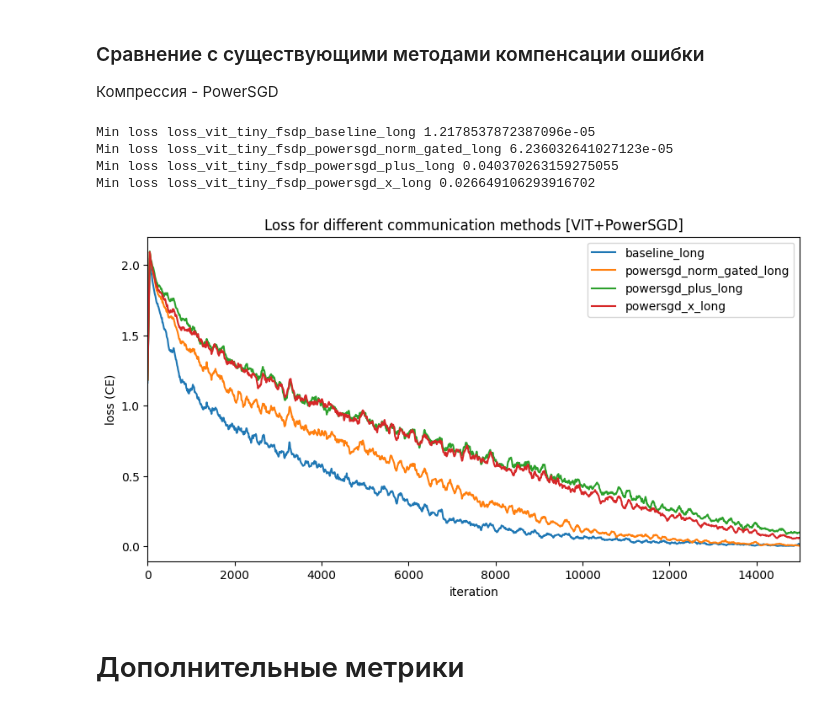
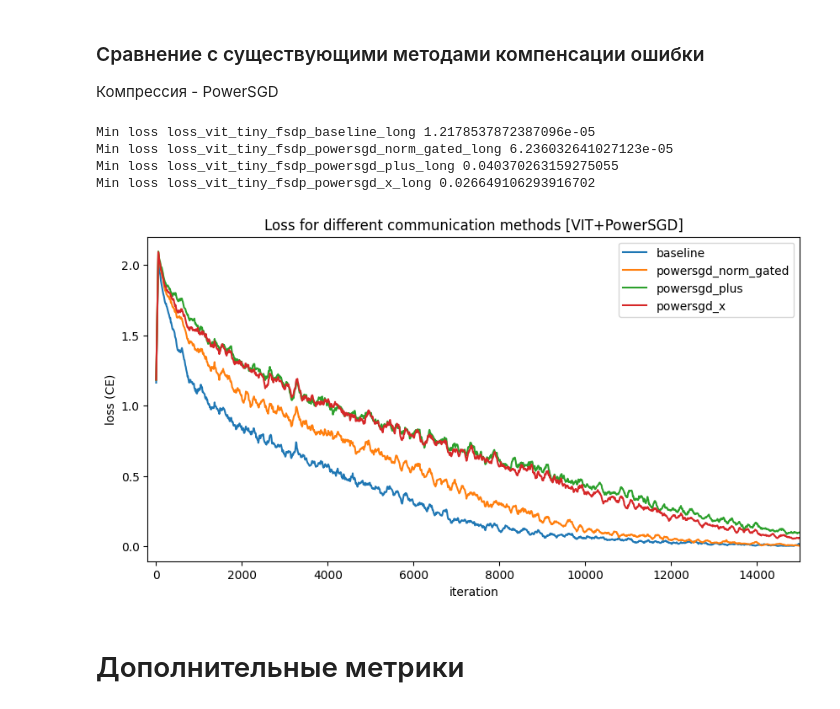
Before and after one commit to ArtemLetyagin/ErrorCompensation, a Jupyter notebook: logs.ipynb, the cells around one changed output. Drawn from its saved outputs; the diff is of its cells as text; code cells hidden in the pictures.

```diff
--- a/logs.ipynb
+++ b/logs.ipynb
@@ -46,7 +46,7 @@ def plot_loss(logs, log_names, colors, labels, line=False, title="Loss for diffe
     ax.legend()
     ax.set_title(title)
     if xlim is not None:
-        ax.set_xlim(0, xlim)
+        ax.set_xlim(-200, xlim)
     plt.show()
 # %% [markdown]
 ### Load logs
@@ -486,17 +486,17 @@ Min loss loss_fsdp_clipped_trust_dual 1.1613299287855625
 # VIT
 # %%
 logs = {}
-for loss_name in os.listdir("final_logs"):
+for loss_name in os.listdir("logs"):
     if loss_name.endswith(".jsonl"):
         if loss_name not in (
                 "loss_deepspeed_1bitadam.jsonl",
                 "loss_powersgd_clippped_trust_dual_1.jsonl",
                 "loss_fsdp_liec_old.jsonl",
                 "loss_fsdp_powersgd_plus_old.jsonl"):
-            logs[loss_name.split(".")[0]] = load_jsonl_as_list(f"final_logs/{loss_name}")
+            logs[loss_name.split(".")[0]] = load_jsonl_as_list(f"logs/{loss_name}")
     else:
-        for loss_name_in_dir in os.listdir(f"final_logs/{loss_name}"):
-            logs[loss_name_in_dir.split(".")[0]] = load_jsonl_as_list(f"final_logs/{loss_name}/{loss_name_in_dir}")
+        for loss_name_in_dir in os.listdir(f"logs/{loss_name}"):
+            logs[loss_name_in_dir.split(".")[0]] = load_jsonl_as_list(f"logs/{loss_name}/{loss_name_in_dir}")
 
 min_len = len(logs[list(logs.keys())[0]])
 for log_name in logs:
@@ -508,22 +508,22 @@ for log_name in logs:
 # %%
 L = None
 
 log_names = [
     "loss_vit_tiny_fsdp_baseline_long",
     "loss_vit_tiny_fsdp_powersgd_norm_gated_long",
     "loss_vit_tiny_fsdp_powersgd_plus_long",
     "loss_vit_tiny_fsdp_powersgd_x_long"
 ]
 
 colors = [None for _ in log_names]
-labels = [log.replace("loss_vit_tiny_fsdp_", "") for log in log_names]
+labels = [log.replace("loss_vit_tiny_fsdp_", "").replace("_long", "") for log in log_names]
 plot_loss(logs, log_names, colors, labels, line=L, title="Loss for different communication methods [VIT+PowerSGD]", mean_window=11, xlim=15000)
 # %% [output]
 Min loss loss_vit_tiny_fsdp_baseline_long 1.2178537872387096e-05
 Min loss loss_vit_tiny_fsdp_powersgd_norm_gated_long 6.236032641027123e-05
 Min loss loss_vit_tiny_fsdp_powersgd_plus_long 0.040370263159275055
 Min loss loss_vit_tiny_fsdp_powersgd_x_long 0.026649106293916702
-[figure, old version]
+[figure, new version]
 # %% [markdown]
 # Дополнительные метрики
 # %% [markdown]
```
Also changed, not shown: parts of 2 cells of this notebook, 1 other file.
